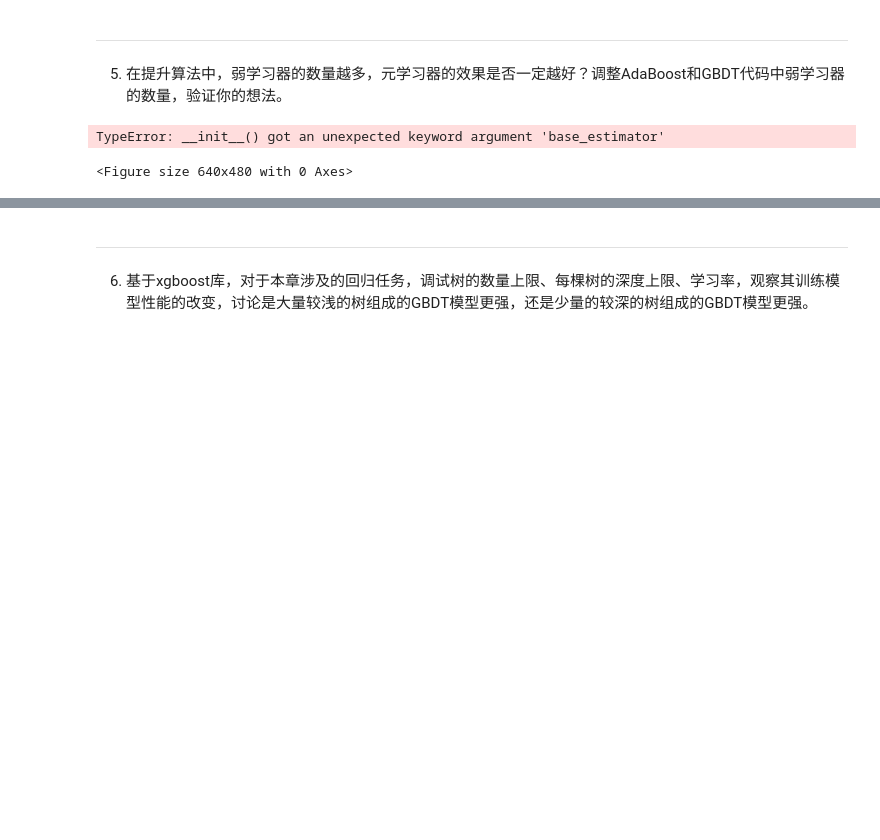
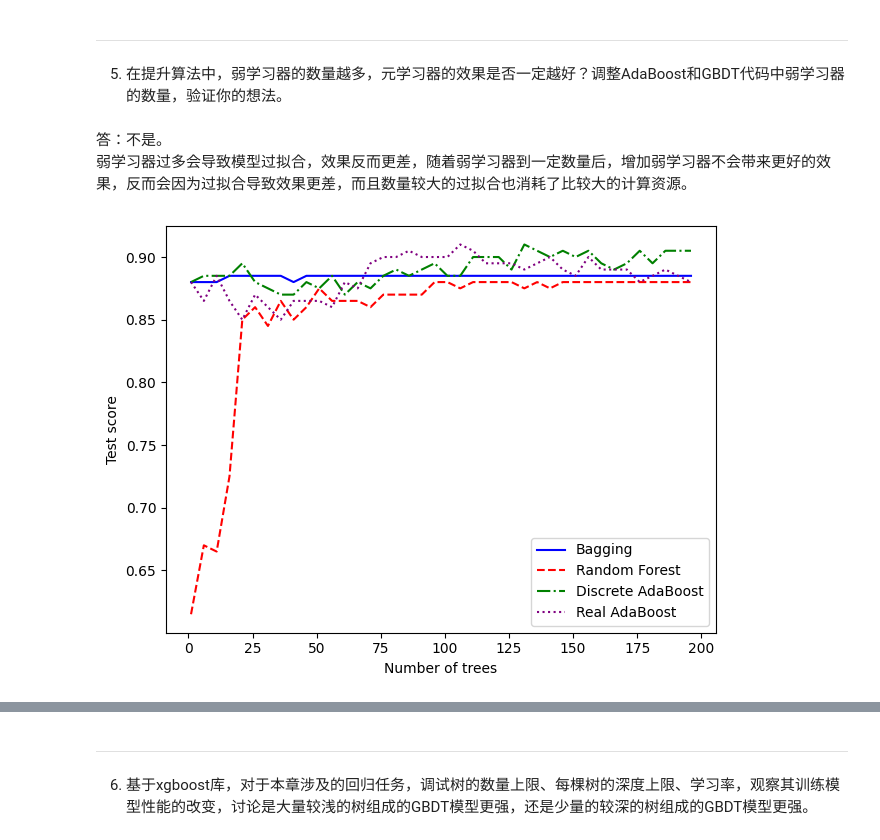
Before and after one commit to motewei/Hands-on-ML-solutions, a Jupyter notebook: 第13章 集成学习与梯度提升决策树/章节习题解答/集成学习与梯度提升决策树.ipynb, the cells around one changed output, grey strips where cells are left out. Saved outputs shown, nothing was run; the diff lists cells and outputs as text; code cells hidden in the pictures; blank space fills up the shorter version.

```diff
--- a/第13章 集成学习与梯度提升决策树/章节习题解答/集成学习与梯度提升决策树.ipynb
+++ b/第13章 集成学习与梯度提升决策树/章节习题解答/集成学习与梯度提升决策树.ipynb
@@ -198,57 +198,81 @@ Stacking分类器（神经网络）： 0.84
 ---
 # %% [markdown]
 5. 在提升算法中，弱学习器的数量越多，元学习器的效果是否一定越好？调整AdaBoost和GBDT代码中弱学习器的数量，验证你的想法。
+# %% [markdown]
+答：不是。
+弱学习器过多会导致模型过拟合，效果反而更差，随着弱学习器到一定数量后，增加弱学习器不会带来更好的效果，反而会因为过拟合导致效果更差，而且数量较大的过拟合也消耗了比较大的计算资源。
 # %%
+from tqdm import tqdm
 import numpy as np
-from tqdm import tqdm
-import matplotlib.pyplot as plt
-from sklearn.ensemble import AdaBoostClassifier
-from sklearn.ensemble import BaggingClassifier, RandomForestClassifier
+from matplotlib import pyplot as plt
+from sklearn.datasets import make_classification
+from sklearn.tree import DecisionTreeClassifier as DTC
+from sklearn.model_selection import train_test_split
 
+# 创建随机数据集
+X, y = make_classification(
+    n_samples=1000, # 数据集大小
+    n_features=16, # 特征数，即数据维度
+    n_informative=5, # 有效特征个数
+    n_redundant=2, # 冗余特征个数，为有效特征的随机线性组合
+    n_classes=2, # 类别数
+    flip_y=0.1, # 类别随机的样本个数，该值越大，分类越困难
+    random_state=0 # 随机种子
+)
+
+# 划分训练集和测试集
+X_train, X_test, y_train, y_test = \
+    train_test_split(X, y, test_size=0.2, random_state=0)
+
+
+
+from sklearn.ensemble import AdaBoostClassifier, RandomForestClassifier, BaggingClassifier
 
 # 初始化stump
 stump = DTC(max_depth=1, min_samples_leaf=1, random_state=0)
 
 # 弱分类器个数
-M = np.arange(1, 101, 5)
+M = np.arange(1, 201, 5)  # 可以调整数量
+
+# 存储不同集成方法在测试集的得分
 bg_score = []
 rf_score = []
 dsc_ada_score = []
 real_ada_score = []
 plt.figure()
 
 with tqdm(M) as pbar:
     for m in pbar:
         # bagging算法
-        bc = BaggingClassifier(base_estimator=stump,
-            n_estimators=m, random_state=0)
+        bc = BaggingClassifier(estimator=stump,
+            n_estimators=m, random_state=0)  # 注意这里的和网页教程代码不同
         bc.fit(X_train, y_train)
         bg_score.append(bc.score(X_test, y_test))
         # 随机森林算法
         rfc = RandomForestClassifier(n_estimators=m, max_depth=1,
             min_samples_leaf=1, random_state=0)
         rfc.fit(X_train, y_train)
         rf_score.append(rfc.score(X_test, y_test))
         # 离散 AdaBoost，SAMME是分步加性模型（stepwise additive model）的缩写
-        dsc_adaboost = AdaBoostClassifier(base_estimator=stump,
+        dsc_adaboost = AdaBoostClassifier(estimator=stump,
             n_estimators=m, algorithm='SAMME', random_state=0)
         dsc_adaboost.fit(X_train, y_train)
         dsc_ada_score.append(dsc_adaboost.score(X_test, y_test))
         # 实 AdaBoost，SAMME.R表示弱分类器输出实数
-        real_adaboost = AdaBoostClassifier(base_estimator=stump,
+        real_adaboost = AdaBoostClassifier(estimator=stump,
             n_estimators=m, algorithm='SAMME.R', random_state=0)
         real_adaboost.fit(X_train, y_train)
         real_ada_score.append(real_adaboost.score(X_test, y_test))
 
 # 绘图
 plt.plot(M, bg_score, color='blue', label='Bagging')
-plt.plot(M, rf_score, color='red', label='Random Forest')
-plt.plot(M, dsc_ada_score, color='green', label='Discrete AdaBoost')
-plt.plot(M, real_ada_score, color='purple', label='Real AdaBoost')
+plt.plot(M, rf_score, color='red', ls='--', label='Random Forest')
+plt.plot(M, dsc_ada_score, color='green', ls='-.', label='Discrete AdaBoost')
+plt.plot(M, real_ada_score, color='purple', ls=':', label='Real AdaBoost')
 plt.xlabel('Number of trees')
 plt.ylabel('Test score')
 plt.legend()
+plt.tight_layout()
 plt.show()
 # %% [output]
-TypeError: __init__() got an unexpected keyword argument 'base_estimator'
-<Figure size 640x480 with 0 Axes>
+[figure, added]
```
Also changed, not shown: parts of 13 cells of this notebook, 1 other file.
